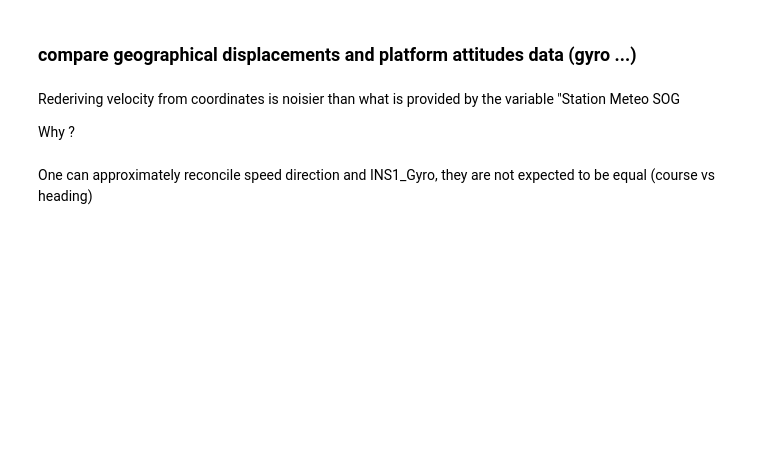
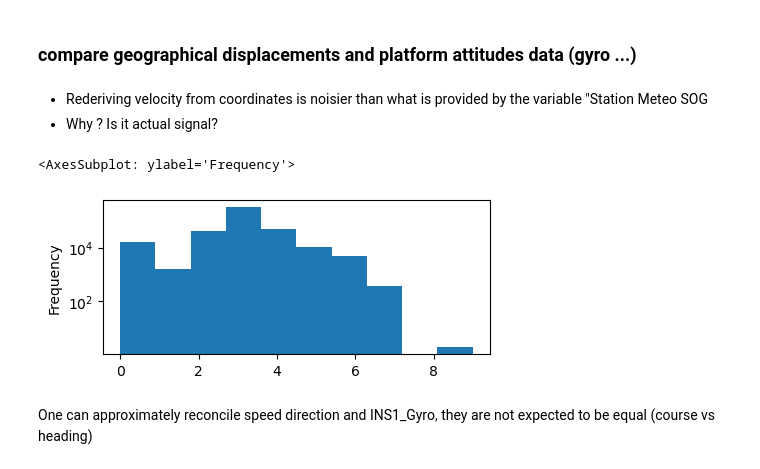
Before and after one commit to apatlpo/drix_analysis, a Jupyter notebook: cswot23/clean_drix.ipynb, the cells around one changed output. Drawn from its saved outputs; the diff is of its cells as text; code cells hidden in the pictures; blank space fills up the shorter version.

```diff
--- a/cswot23/clean_drix.ipynb
+++ b/cswot23/clean_drix.ipynb
@@ -157,6 +161,6 @@ Questions:
 # %%
 meteo = read_drix_data(
-    os.path.join(cp["path_raw"], "StationMeteo_Logs/Daily"),
+    os.path.join(logs_dir, "StationMeteo_Logs/Daily"),
     "Station Meteo Longitude",
     "Station Meteo Latitude",
 )
@@ -200,6 +214,5 @@ print("Mean difference (compass-INS1) = {:.3f} degrees".format(dphi.mean()))
 # %%
 df = df.geo.compute_velocities()
 # %% [markdown]
-Rederiving velocity from coordinates is noisier than what is provided by the variable "Station Meteo SOG
-
-Why ?
+- Rederiving velocity from coordinates is noisier than what is provided by the variable "Station Meteo SOG
+- Why ? Is it actual signal?
@@ -206,3 +223,12 @@ Why ?
+# %%
+# filter out anomalous velocities
+df = df.where(df["velocity"]<40)
+
+fig, ax = plt.subplots(1, 1, figsize=(5, 2))
+df["velocity"].plot.hist(log=True)  # bins=np.arange(-10,10,.1)
+# %% [output]
+<AxesSubplot: ylabel='Frequency'>
+[figure, added]
 # %%
 df[["Station Meteo SOG", "velocity"]].hvplot()
 # %% [markdown]
```
Also changed, not shown: parts of 24 cells of this notebook, 6 other files.
